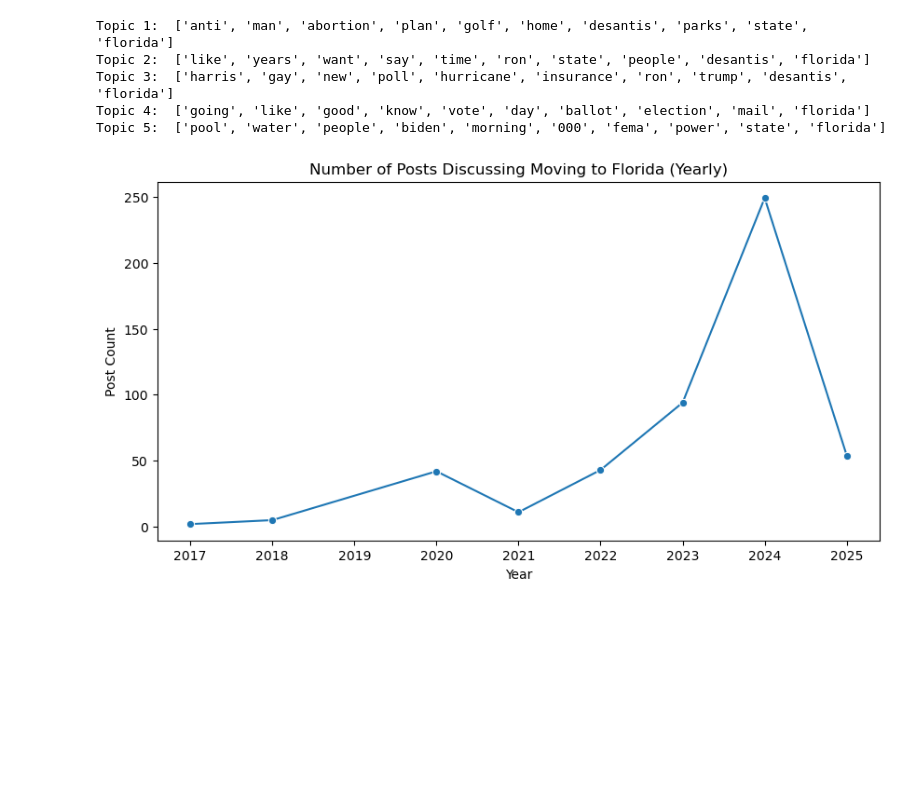
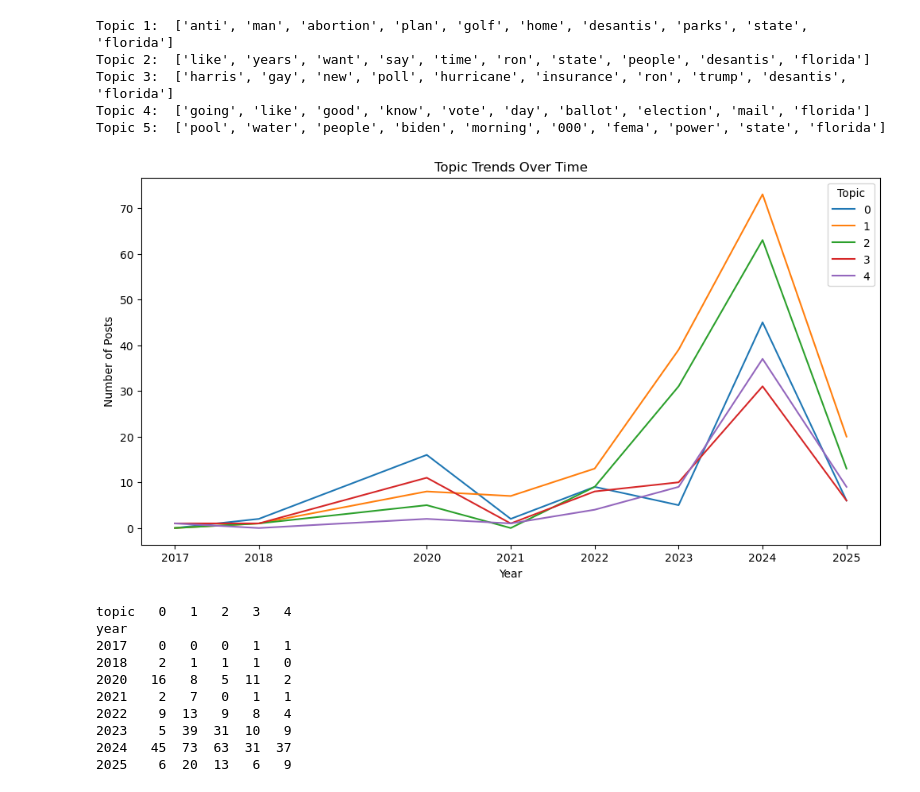
Before and after one commit to gabbyrell7/reddit_capstone, a Jupyter notebook: reddit2-nokeywords.ipynb, the cells around one changed output. Drawn from its saved outputs; the diff is of its cells as text; code cells hidden in the pictures; blank space fills up the shorter version.

Commit message:
Show topics over time

```diff
--- a/reddit2-nokeywords.ipynb
+++ b/reddit2-nokeywords.ipynb
@@ -117,18 +117,54 @@ Topic 2:  ['like', 'years', 'want', 'say', 'time', 'ron', 'state', 'people', 'de
 Topic 3:  ['harris', 'gay', 'new', 'poll', 'hurricane', 'insurance', 'ron', 'trump', 'desantis', 'florida']
 Topic 4:  ['going', 'like', 'good', 'know', 'vote', 'day', 'ballot', 'election', 'mail', 'florida']
 Topic 5:  ['pool', 'water', 'people', 'biden', 'morning', '000', 'fema', 'power', 'state', 'florida']
+# %%
+# Assign Topics to Posts
+def get_topic(text):
+    bow = vectorizer.transform([text]) #transform the text to a bag of words.
+    topic_distribution = lda.transform(bow) #get the topic distribution.
+    return topic_distribution.argmax() #return the highest probability topic.
+
+df["topic"] = df["clean_text"].apply(get_topic)
+
+# Add Year Column
+df["year"] = df["created_utc"].dt.year
+
+# Group by Year and Topic
+topic_trends = df.groupby(["year", "topic"]).size().unstack(fill_value=0)
+
+# Visualize Topic Trends
+topic_trends.plot(kind="line", figsize=(12, 6))
+plt.title("Topic Trends Over Time")
+plt.xlabel("Year")
+plt.ylabel("Number of Posts")
+plt.xticks(topic_trends.index) #set the x axis to only show years where data exists.
+plt.legend(title="Topic")
+plt.show()
+
+#display the topic trends data.
+print(topic_trends)
+# %% [output]
+[figure, added]
+topic   0   1   2   3   4
+year
+2017    0   0   0   1   1
+2018    2   1   1   1   0
+2020   16   8   5  11   2
+2021    2   7   0   1   1
+2022    9  13   9   8   4
+2023    5  39  31  10   9
+2024   45  73  63  31  37
+2025    6  20  13   6   9
 # %%
-import seaborn as sns
+# import seaborn as sns
 
-df["year"] = df["created_utc"].dt.year
-df_yearly = df.groupby("year").size().reset_index(name="post_count")
+# df["year"] = df["created_utc"].dt.year
+# df_yearly = df.groupby("year").size().reset_index(name="post_count")
 
-plt.figure(figsize=(10,5))
-sns.lineplot(data=df_yearly, x="year", y="post_count", marker="o")
-plt.title("Number of Posts Discussing Moving to Florida (Yearly)")
-plt.xlabel("Year")
-plt.ylabel("Post Count")
-plt.show()
+# plt.figure(figsize=(10,5))
+# sns.lineplot(data=df_yearly, x="year", y="post_count", marker="o")
+# plt.title("Number of Posts Discussing Moving to Florida (Yearly)")
+# plt.xlabel("Year")
+# plt.ylabel("Post Count")
+# plt.show()
-# %% [output]
-[figure, removed]
 # %%
```
Also changed, not shown: parts of 6 cells of this notebook.
